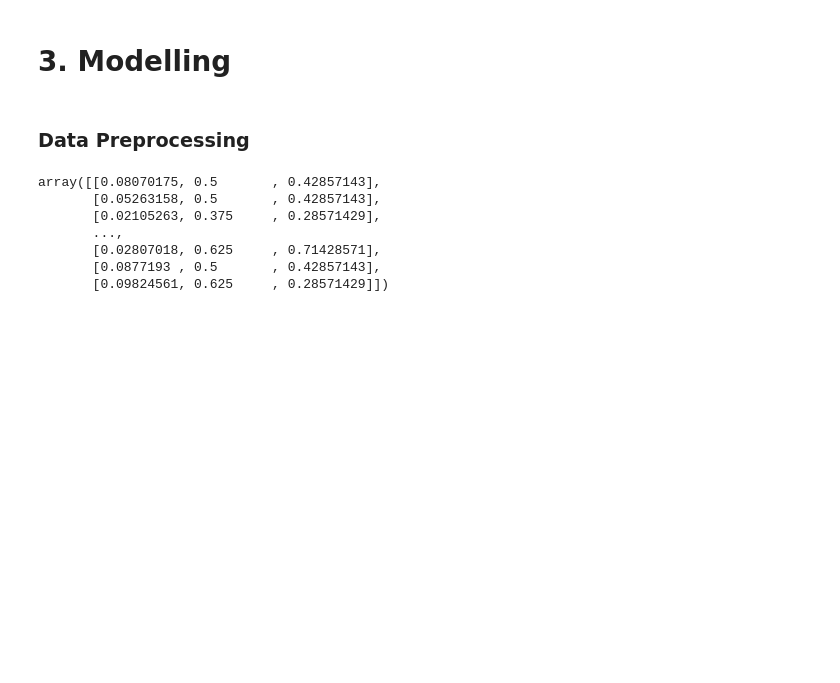
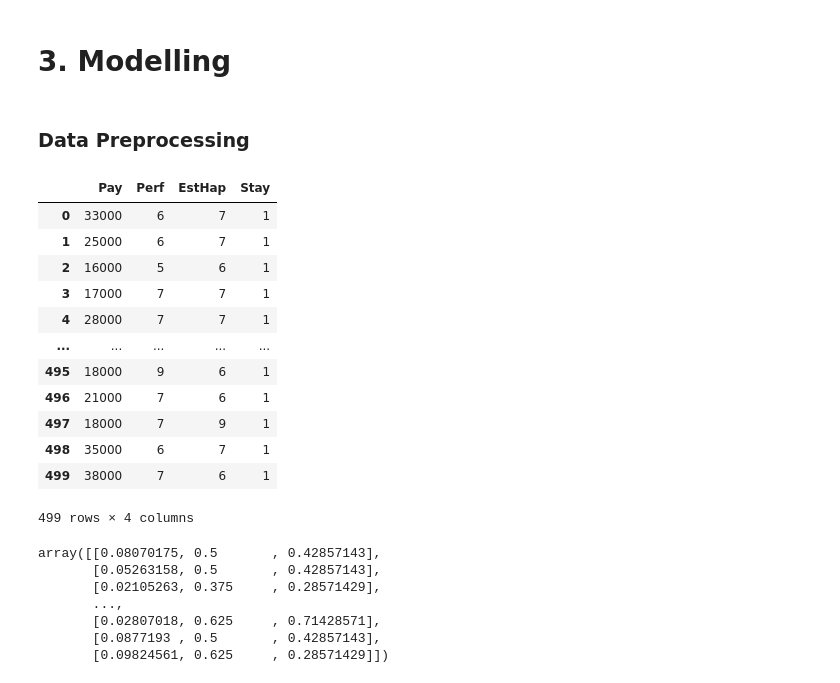
Before and after one commit to Thaps23/DAE_PROJECT_P2, a Jupyter notebook: project2.ipynb, the cells around one changed output. Cells and saved outputs as stored; diff of their text form; code cells hidden in the pictures; blank space fills up the shorter version.

```diff
--- a/project2.ipynb
+++ b/project2.ipynb
@@ -220,6 +220,23 @@ from sklearn.metrics import classification_report, confusion_matrix, ConfusionMa
 # %%
 X = df.iloc[:, :-1]
 y = df.iloc[:, -1]
+# %%
+df = df[df['Stay'] != 2]
+df
+# %% [output]
+|  | Pay | Perf | EstHap | Stay |
+| 0 | 33000 | 6 | 7 | 1 |
+| 1 | 25000 | 6 | 7 | 1 |
+| 2 | 16000 | 5 | 6 | 1 |
+| 3 | 17000 | 7 | 7 | 1 |
+| 4 | 28000 | 7 | 7 | 1 |
+| ... | ... | ... | ... | ... |
+| 495 | 18000 | 9 | 6 | 1 |
+| 496 | 21000 | 7 | 6 | 1 |
+| 497 | 18000 | 7 | 9 | 1 |
+| 498 | 35000 | 6 | 7 | 1 |
+| 499 | 38000 | 7 | 6 | 1 |
+499 rows × 4 columns
 # %%
 scaler = MinMaxScaler()
 X_scaled = scaler.fit_transform(X)
```
Also changed, not shown: parts of 9 cells of this notebook.
